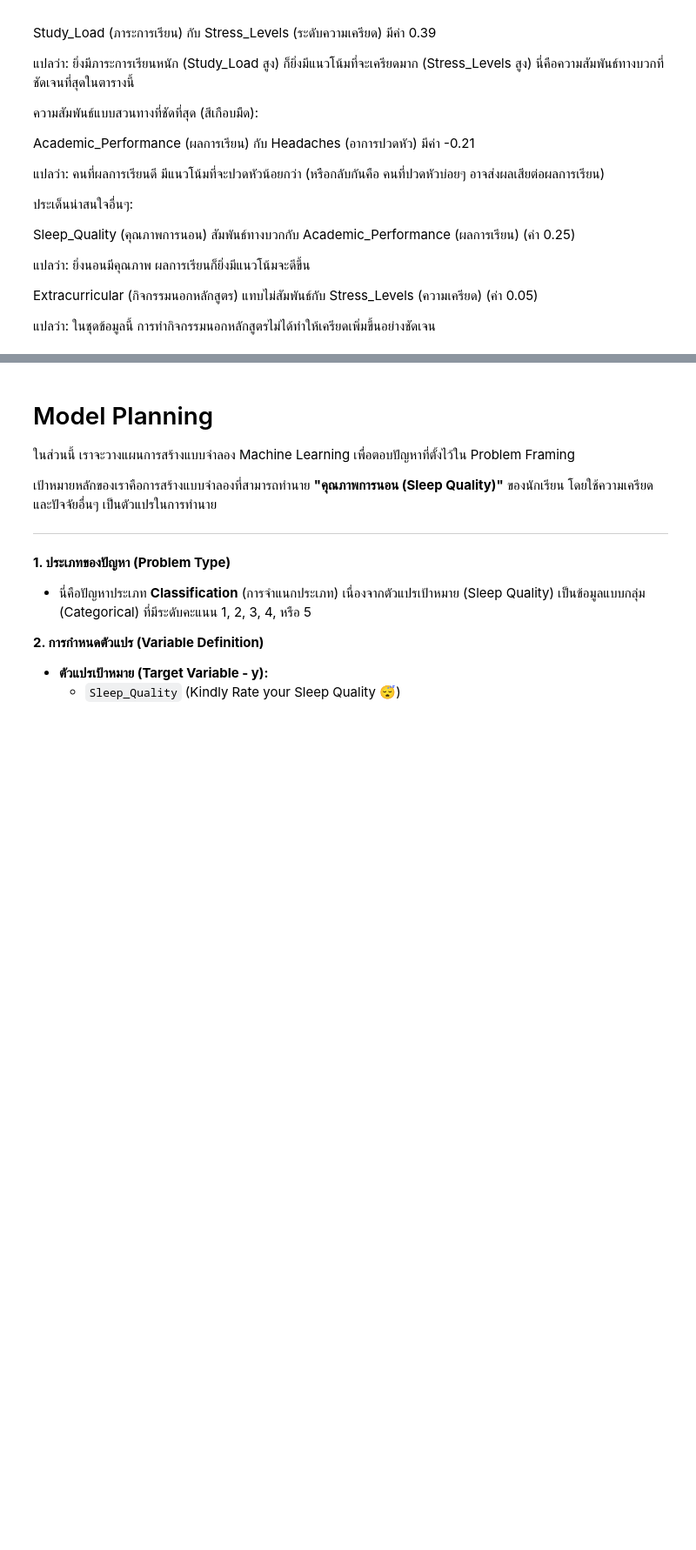
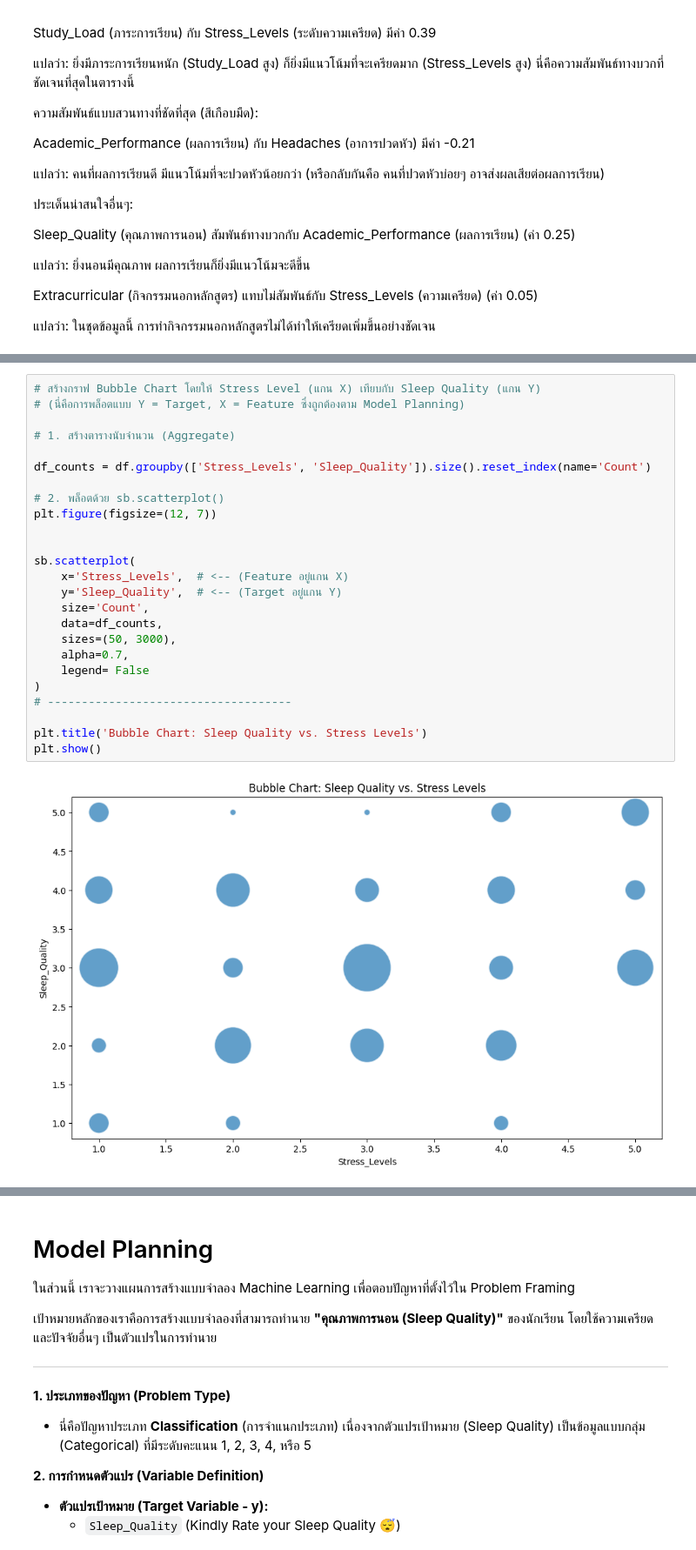
Before and after one commit to Phassakorn512/CS240-termproject, a Jupyter notebook: termproject.ipynb, the cells around one changed output, grey strips where cells are left out. Shown at 87% size. Saved outputs shown, nothing was run; the diff lists cells and outputs as text; blank space fills up the shorter version.

```diff
--- a/termproject.ipynb
+++ b/termproject.ipynb
@@ -787,0 +528,27 @@ plt.show()
+# %%
+# สร้างกราฟ Bubble Chart โดยให้ Stress Level (แกน X) เทียบกับ Sleep Quality (แกน Y)
+# (นี่คือการพล็อตแบบ Y = Target, X = Feature ซึ่งถูกต้องตาม Model Planning)
+
+# 1. สร้างตารางนับจำนวน (Aggregate)
+
+df_counts = df.groupby(['Stress_Levels', 'Sleep_Quality']).size().reset_index(name='Count')
+
+# 2. พล็อตด้วย sb.scatterplot()
+plt.figure(figsize=(12, 7))
+
+
+sb.scatterplot(
+    x='Stress_Levels',  # <-- (Feature อยู่แกน X)
+    y='Sleep_Quality',  # <-- (Target อยู่แกน Y)
+    size='Count',
+    data=df_counts,
+    sizes=(50, 3000),
+    alpha=0.7,
+    legend= False
+)
+# ------------------------------------
+
+plt.title('Bubble Chart: Sleep Quality vs. Stress Levels')
+plt.show()
+# %% [output]
+[figure, added]
```
Also changed, not shown: parts of 41 cells of this notebook.
